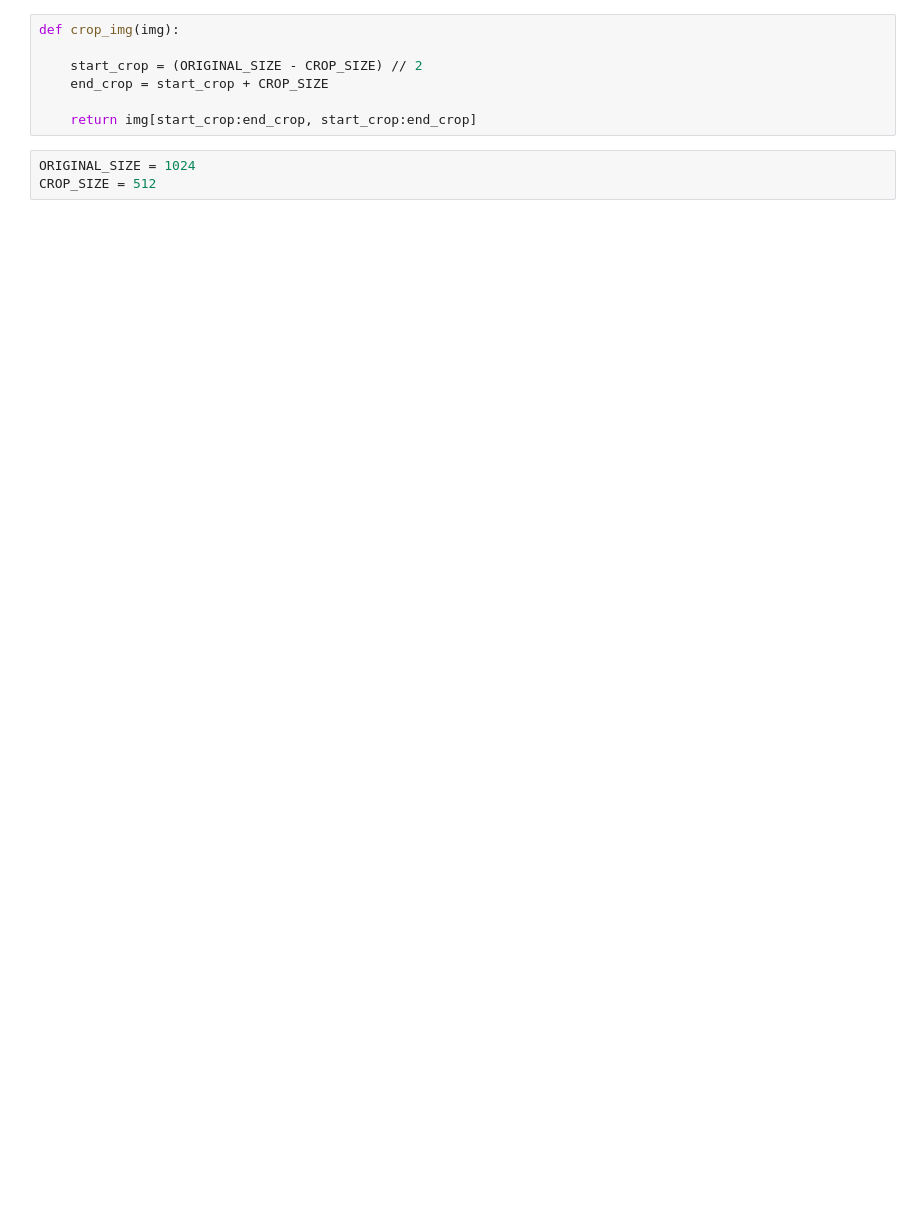
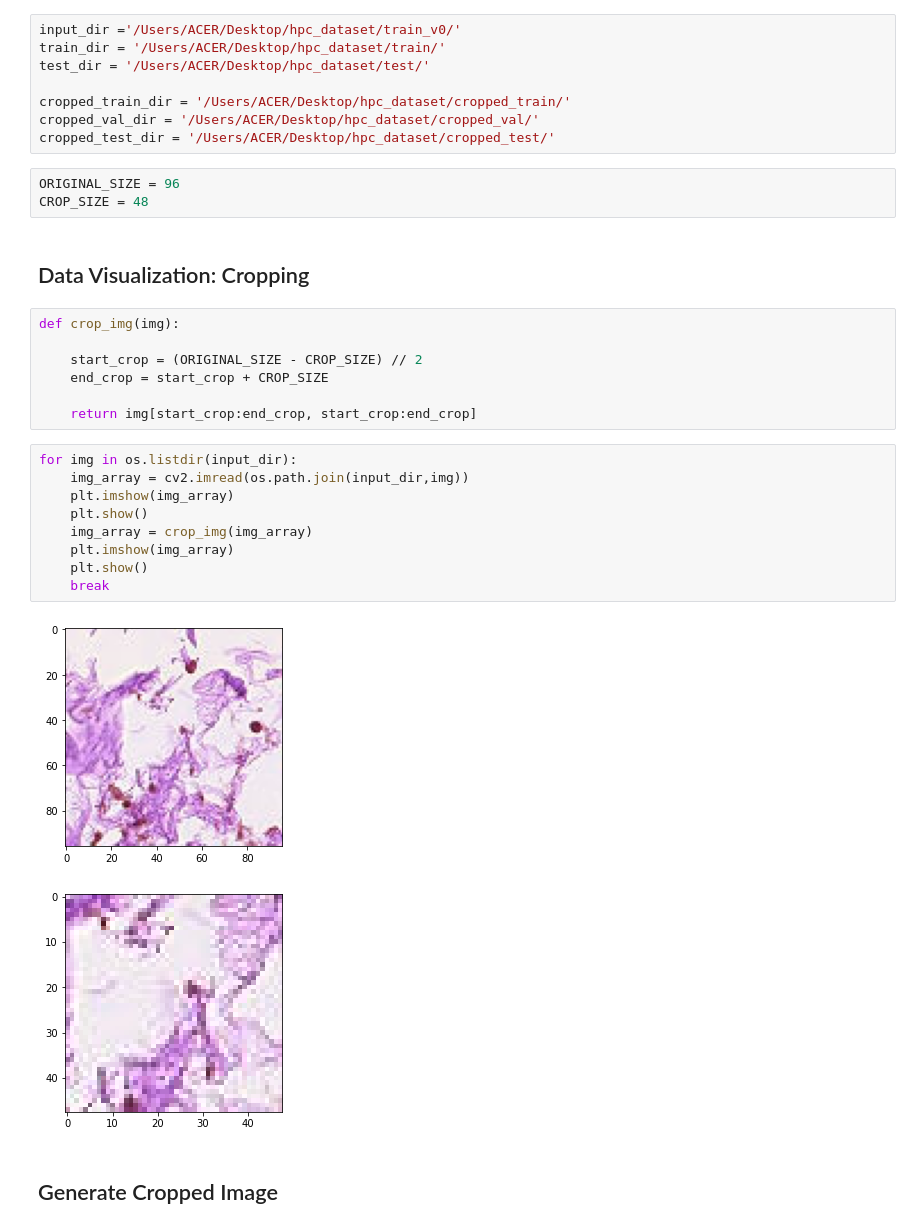
Before and after one commit to arief25ramadhan/Histopathologic-Cancer-Detection, a Jupyter notebook: image_crop.ipynb, the cells around one changed output. Cells and saved outputs as stored; diff of their text form; blank space fills up the shorter version.

```diff
--- a/image_crop.ipynb
+++ b/image_crop.ipynb
@@ -15,3 +11,16 @@ output_dir = 'C:/Users/hp/Desktop/schletter_hcd/cropped_images/'
+# %%
+input_dir ='/Users/ACER/Desktop/hpc_dataset/train_v0/'
+train_dir = '/Users/ACER/Desktop/hpc_dataset/train/'
+test_dir = '/Users/ACER/Desktop/hpc_dataset/test/'
+
+cropped_train_dir = '/Users/ACER/Desktop/hpc_dataset/cropped_train/'
+cropped_val_dir = '/Users/ACER/Desktop/hpc_dataset/cropped_val/'
+cropped_test_dir = '/Users/ACER/Desktop/hpc_dataset/cropped_test/'
+# %%
+ORIGINAL_SIZE = 96
+CROP_SIZE = 48
+# %% [markdown]
+## Data Visualization: Cropping
 # %%
 def crop_img(img):
 
@@ -19,7 +28,18 @@ def crop_img(img):
     end_crop = start_crop + CROP_SIZE
 
     return img[start_crop:end_crop, start_crop:end_crop]
-# %%
-ORIGINAL_SIZE = 1024
-CROP_SIZE = 512
+# %%
+for img in os.listdir(input_dir):
+    img_array = cv2.imread(os.path.join(input_dir,img))
+    plt.imshow(img_array)
+    plt.show()
+    img_array = crop_img(img_array)
+    plt.imshow(img_array)
+    plt.show()
+    break
+# %% [output]
+[figure, added]
+[figure, added]
+# %% [markdown]
+## Generate Cropped Image
 # %%
```
Also changed, not shown: parts of 13 cells of this notebook.
